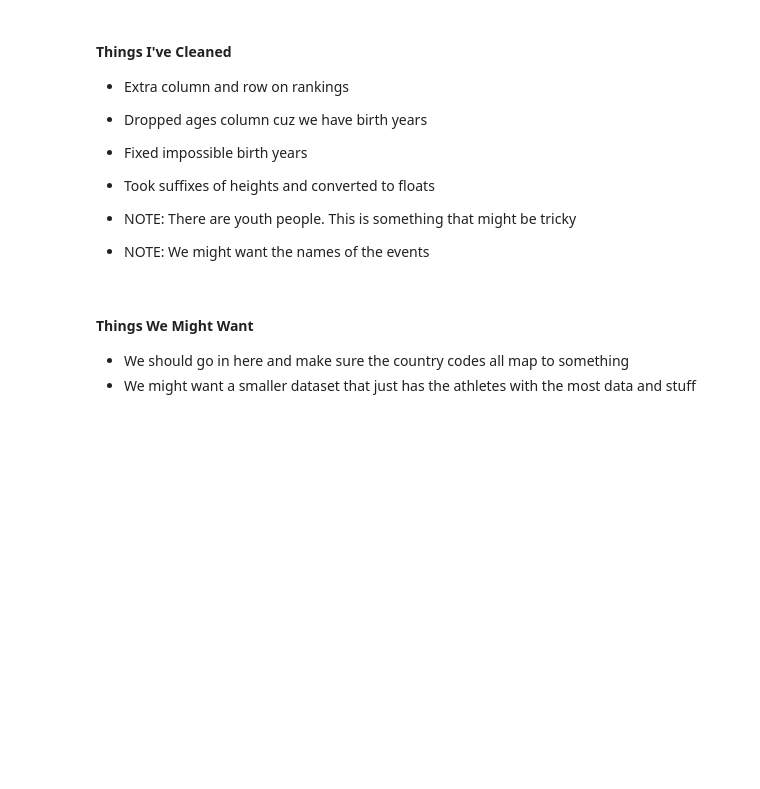
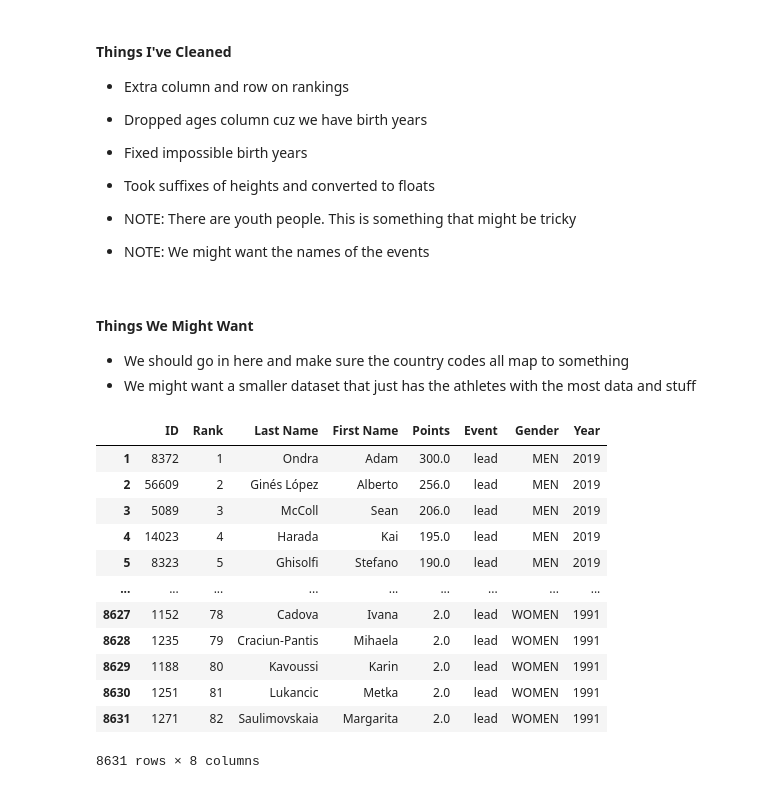
Before and after one commit to eabrouwer3/operation-whirling-dervish, a Jupyter notebook: cleaning/data_cleaning.ipynb, the cells around one changed output. Drawn from its saved outputs; the diff is of its cells as text; code cells hidden in the pictures; blank space fills up the shorter version.

```diff
--- a/cleaning/data_cleaning.ipynb
+++ b/cleaning/data_cleaning.ipynb
@@ -39,11 +40,26 @@ def load_event_df():
 # %%
 rankings = load_ranking_df()
 clean_rankings = rankings.drop(columns=['Unnamed: 0'])
 clean_rankings = clean_rankings.drop(0)
+clean_rankings
 # print('dtypes:\n', clean_rankings.dtypes)
 # print()
 # print('Missing values:\n', clean_rankings.isna().sum())
 # missingno.matrix(clean_rankings)
+# %% [output]
+|  | ID | Rank | Last Name | First Name | Points | Event | Gender | Year |
+| 1 | 8372 | 1 | Ondra | Adam | 300.0 | lead | MEN | 2019 |
+| 2 | 56609 | 2 | Ginés López | Alberto | 256.0 | lead | MEN | 2019 |
+| 3 | 5089 | 3 | McColl | Sean | 206.0 | lead | MEN | 2019 |
+| 4 | 14023 | 4 | Harada | Kai | 195.0 | lead | MEN | 2019 |
+| 5 | 8323 | 5 | Ghisolfi | Stefano | 190.0 | lead | MEN | 2019 |
+| ... | ... | ... | ... | ... | ... | ... | ... | ... |
+| 8627 | 1152 | 78 | Cadova | Ivana | 2.0 | lead | WOMEN | 1991 |
+| 8628 | 1235 | 79 | Craciun-Pantis | Mihaela | 2.0 | lead | WOMEN | 1991 |
+| 8629 | 1188 | 80 | Kavoussi | Karin | 2.0 | lead | WOMEN | 1991 |
+| 8630 | 1251 | 81 | Lukancic | Metka | 2.0 | lead | WOMEN | 1991 |
+| 8631 | 1271 | 82 | Saulimovskaia | Margarita | 2.0 | lead | WOMEN | 1991 |
+8631 rows × 8 columns
 # %%
 athletes = load_athlete_df()
 clean_athletes = athletes.set_index('id')
```
Also changed, not shown: parts of 7 cells of this notebook, 1 other file.
